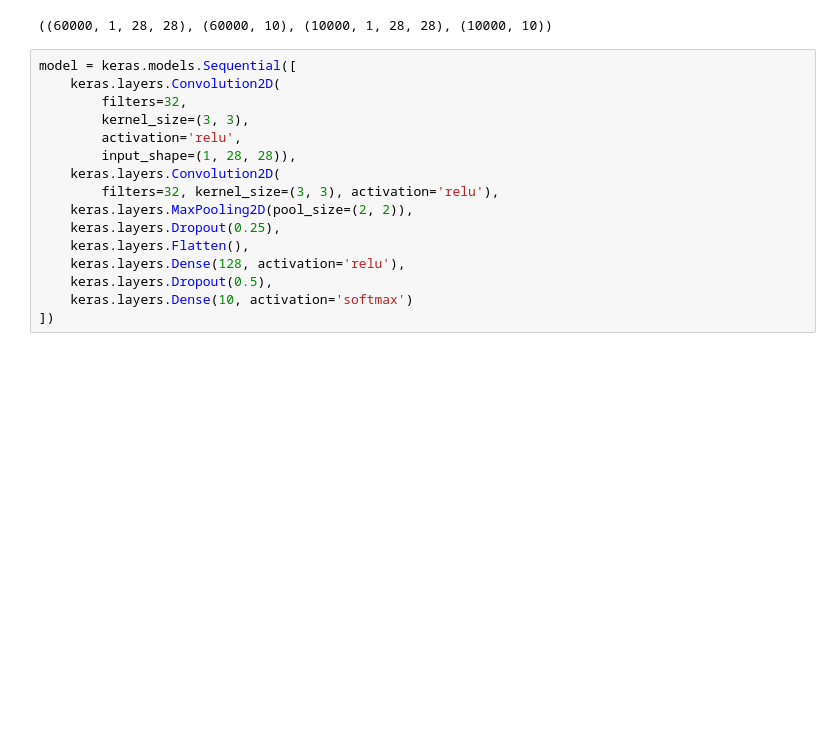
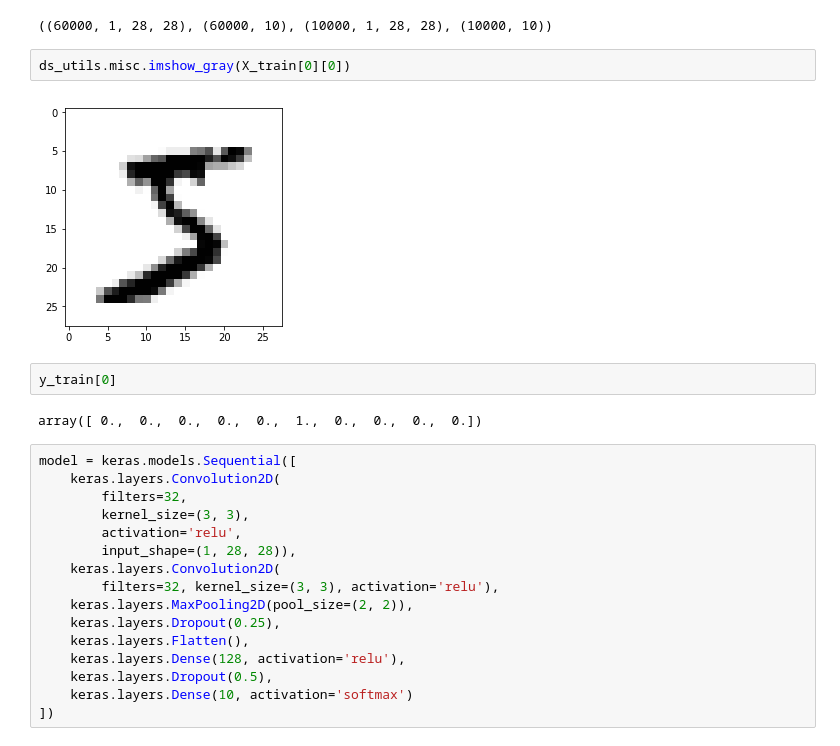
Before and after one commit to yang-zhang/deep-learning, a Jupyter notebook: pseudo_labeling.ipynb, the cells around one changed output. Cells and saved outputs as stored; diff of their text form; blank space fills up the shorter version.

```diff
--- a/pseudo_labeling.ipynb
+++ b/pseudo_labeling.ipynb
@@ -13,6 +20,14 @@ y_test = keras.utils.np_utils.to_categorical(y_test, 10)
 X_train.shape, y_train.shape, X_test.shape, y_test.shape
 # %% [output]
 ((60000, 1, 28, 28), (60000, 10), (10000, 1, 28, 28), (10000, 10))
+# %%
+ds_utils.misc.imshow_gray(X_train[0][0])
+# %% [output]
+[figure, added]
+# %%
+y_train[0]
+# %% [output]
+array([ 0.,  0.,  0.,  0.,  0.,  1.,  0.,  0.,  0.,  0.])
 # %%
 model = keras.models.Sequential([
     keras.layers.Convolution2D(
```
Also changed, not shown: parts of 9 cells of this notebook, 3 other files.
